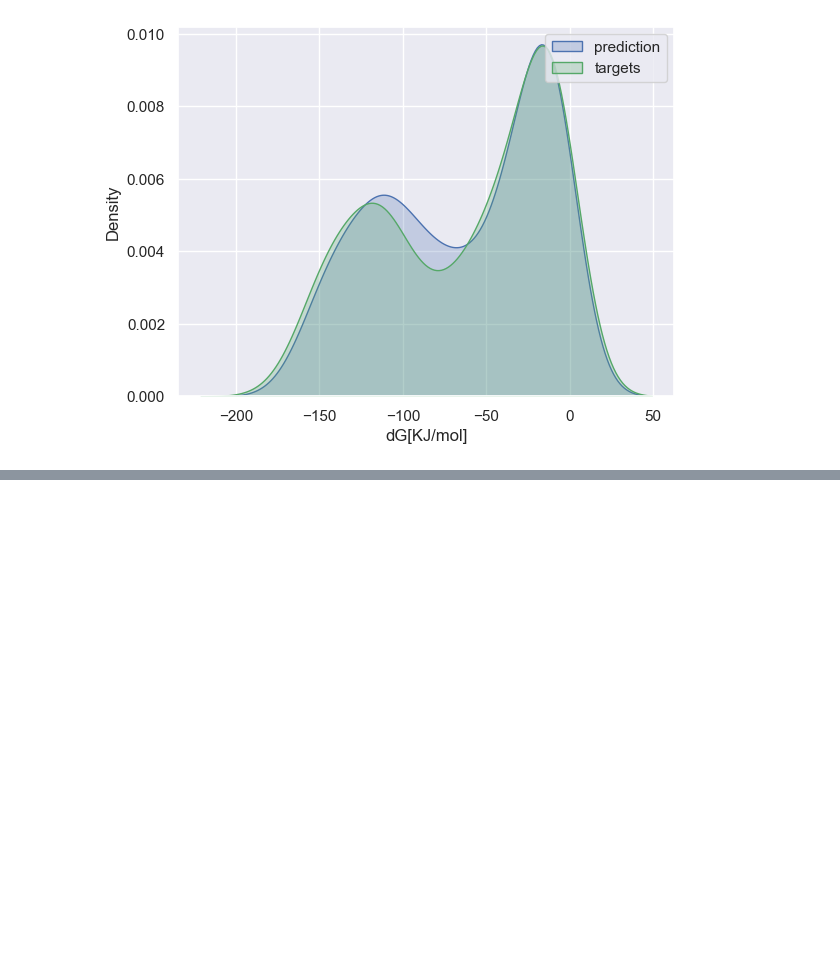
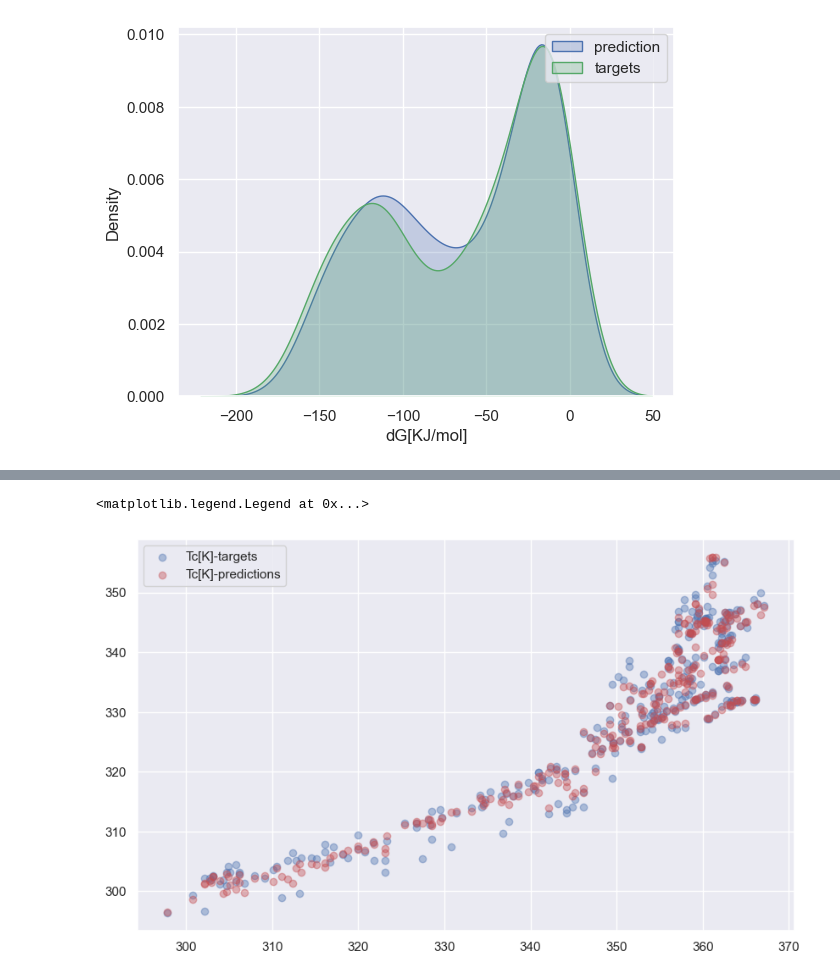
Before and after one commit to nirmalparmarphd/PulseHeatPipe, a Jupyter notebook: ml_solution_php.ipynb, the cells around one changed output, grey strips where cells are left out. Drawn from its saved outputs; the diff is of its cells as text; code cells hidden in the pictures; blank space fills up the shorter version.

```diff
--- a/ml_solution_php.ipynb
+++ b/ml_solution_php.ipynb
@@ -278,0 +297,9 @@ plt.legend()
+# %%
+# plotting prediction
+plt.figure(figsize=(10,6))
+plt.scatter(x_test['Te[K]'], y_test['Tc[K]'], c='b', alpha=0.4, label='Tc[K]-targets')
+plt.scatter(x_test['Te[K]'], prediction['Tc[K]'], c='r', alpha=0.4, label='Tc[K]-predictions')
+plt.legend()
+# %% [output]
+<matplotlib.legend.Legend at 0x...>
+[figure, added]
```
Also changed, not shown: parts of 15 cells of this notebook, 2 other files.
